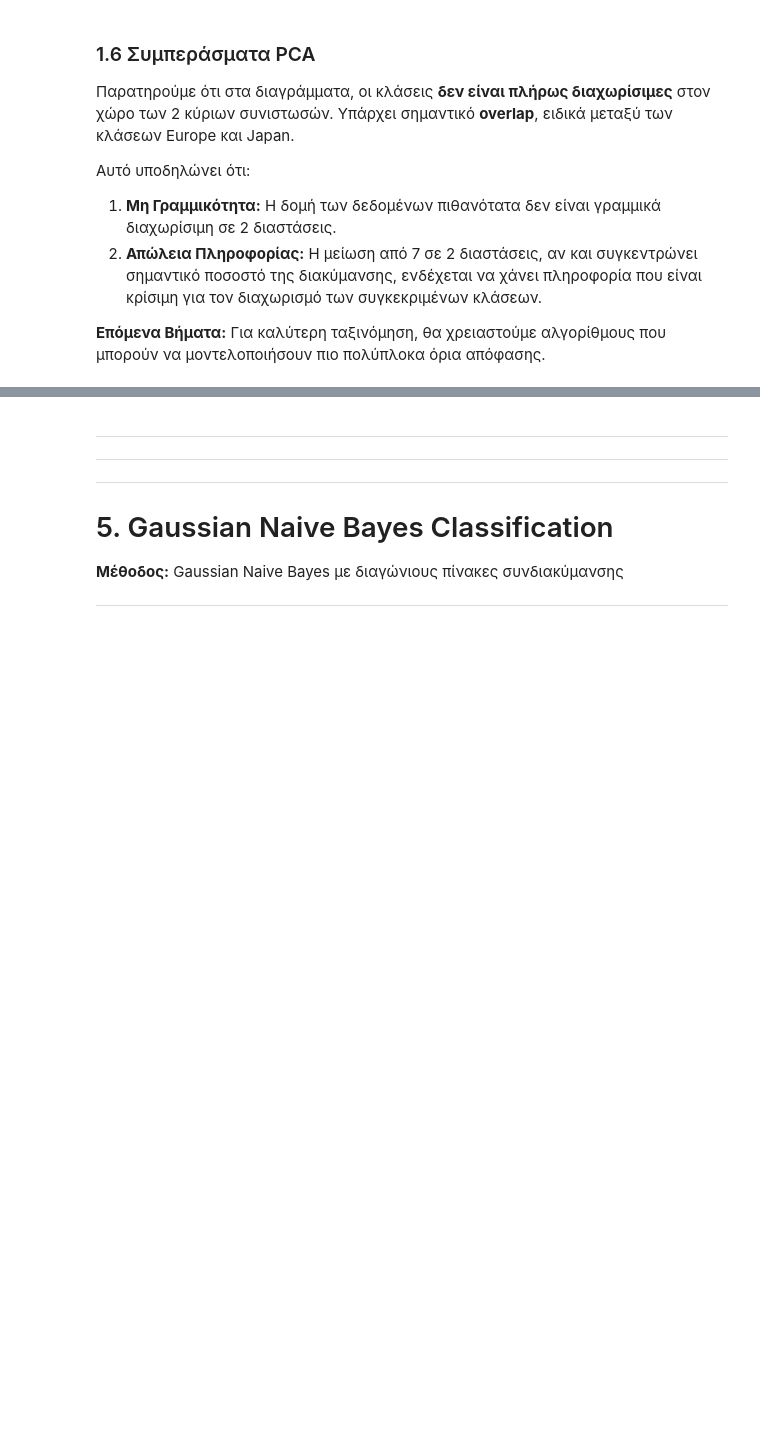
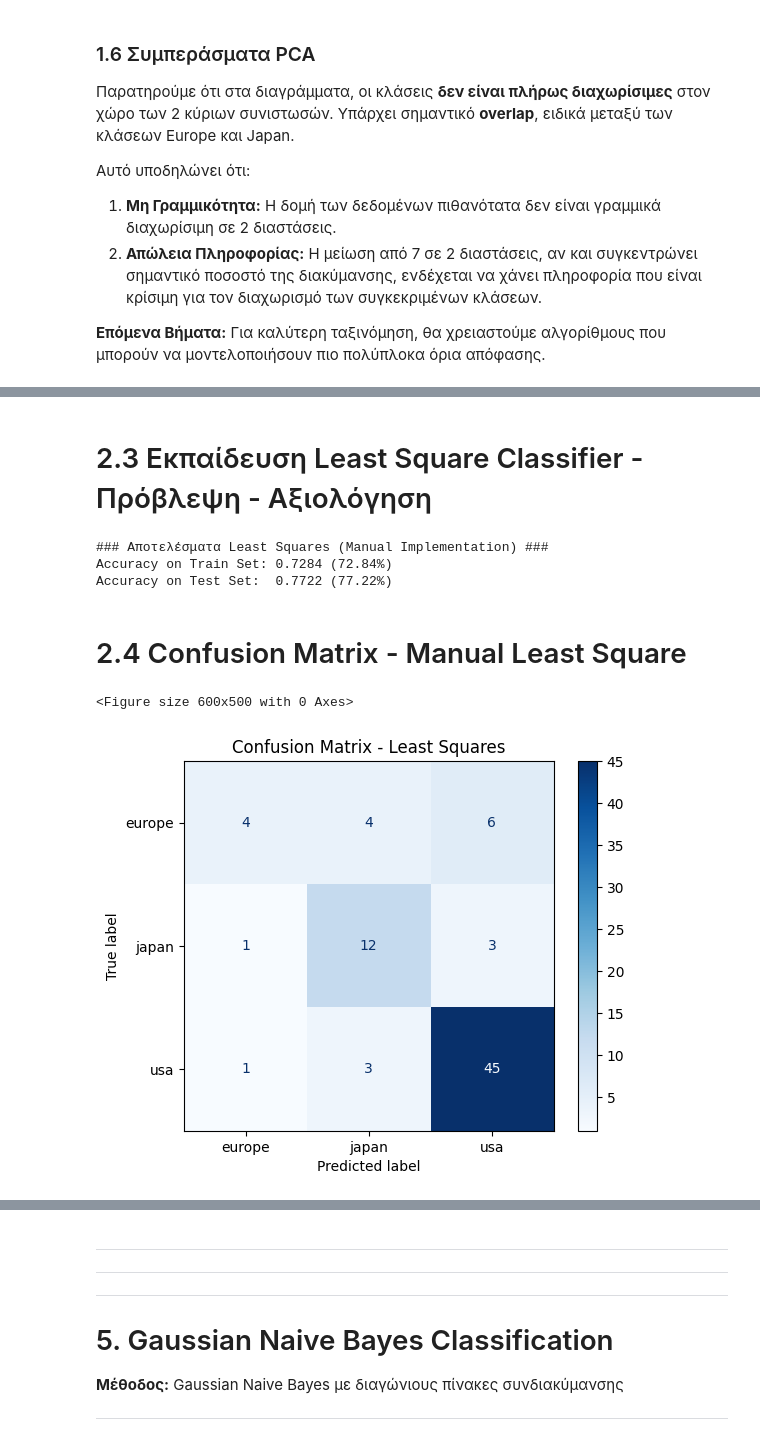
Before and after one commit to dgodolias/auto-mpg-classification-analysis, a Jupyter notebook: notebooks/Complete_Analysis.ipynb, the cells around one changed output, grey strips where cells are left out. Saved outputs shown, nothing was run; the diff lists cells and outputs as text; code cells hidden in the pictures; blank space fills up the shorter version.

Commit message:
Completed Least Squares

```diff
--- a/notebooks/Complete_Analysis.ipynb
+++ b/notebooks/Complete_Analysis.ipynb
@@ -245,0 +266,11 @@ plt.show()
+# %%
+X_train, X_test, y_train, y_test = train_test_split(X, y, test_size=0.2, random_state=42, stratify=y)
+
+scaler = StandardScaler()
+X_train_scaled = scaler.fit_transform(X_train)
+X_test_scaled = scaler.transform(X_test)
+
+print(f"Train: {X_train_scaled.shape}, Test: {X_test_scaled.shape}")
+print(f"\nΚατανομή κλάσεων στο Train set:")
+for i, cls in enumerate(label_encoder.classes_):
+    print(f"  {cls}: {np.sum(y_train == i)} samples")
@@ -245,0 +337,2 @@ plt.show()
+# %% [markdown]
+# 2.3 Εκπαίδευση Least Square Classifier - Πρόβλεψη - Αξιολόγηση
@@ -245,0 +345,23 @@ plt.show()
+# %%
+train_acc = ls_clf.score(X_train_scaled, y_train)
+test_acc = ls_clf.score(X_test_scaled, y_test)
+
+print("### Αποτελέσματα Least Squares (Manual Implementation) ###")
+print(f"Accuracy on Train Set: {train_acc:.4f} ({train_acc*100:.2f}%)")
+print(f"Accuracy on Test Set:  {test_acc:.4f} ({test_acc*100:.2f}%)")
+# %% [output]
+### Αποτελέσματα Least Squares (Manual Implementation) ###
+Accuracy on Train Set: 0.7284 (72.84%)
+Accuracy on Test Set:  0.7722 (77.22%)
+# %% [markdown]
+# 2.4 Confusion Matrix - Manual Least Square
+# %%
+cm_ls = confusion_matrix(y_test, y_pred_ls)
+plt.figure(figsize=(6, 5))
+disp = ConfusionMatrixDisplay(confusion_matrix=cm_ls, display_labels=label_encoder.classes_)
+disp.plot(cmap='Blues', values_format='d')
+plt.title('Confusion Matrix - Least Squares')
+plt.show()
+# %% [output]
+<Figure size 600x500 with 0 Axes>
+[figure, added]
```
Also changed, not shown: parts of 13 cells of this notebook.
